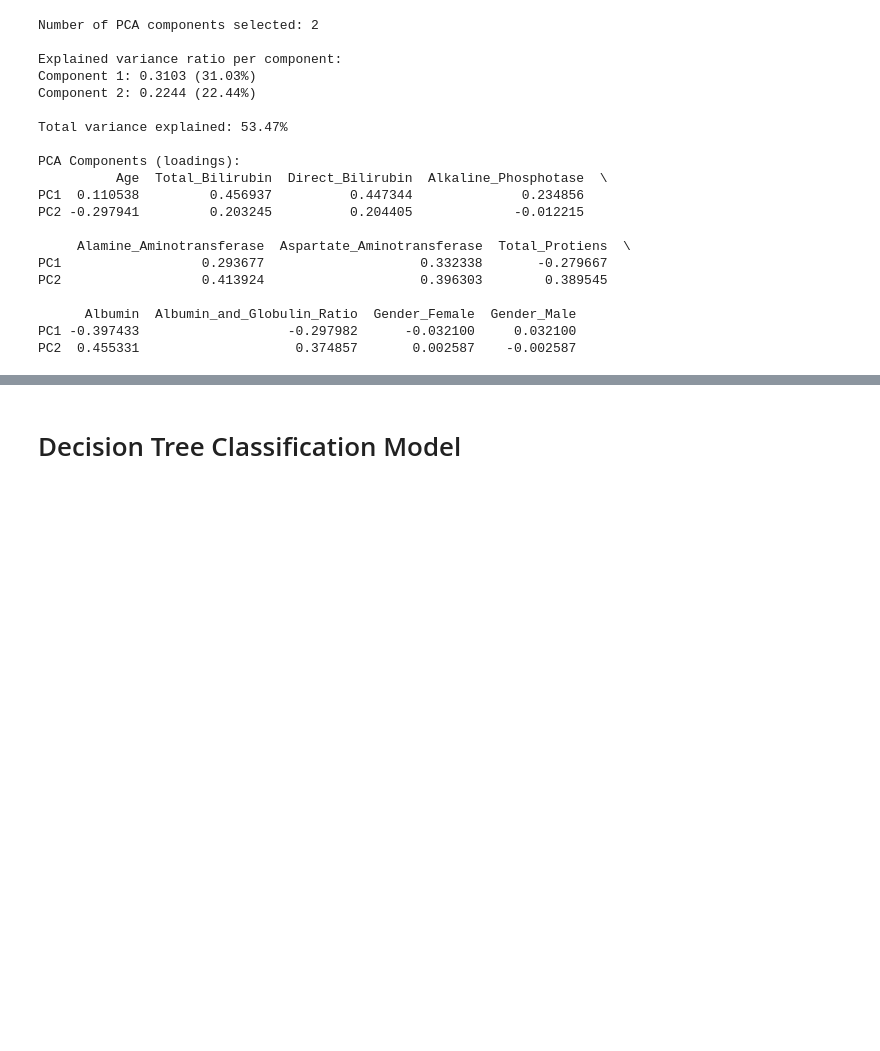
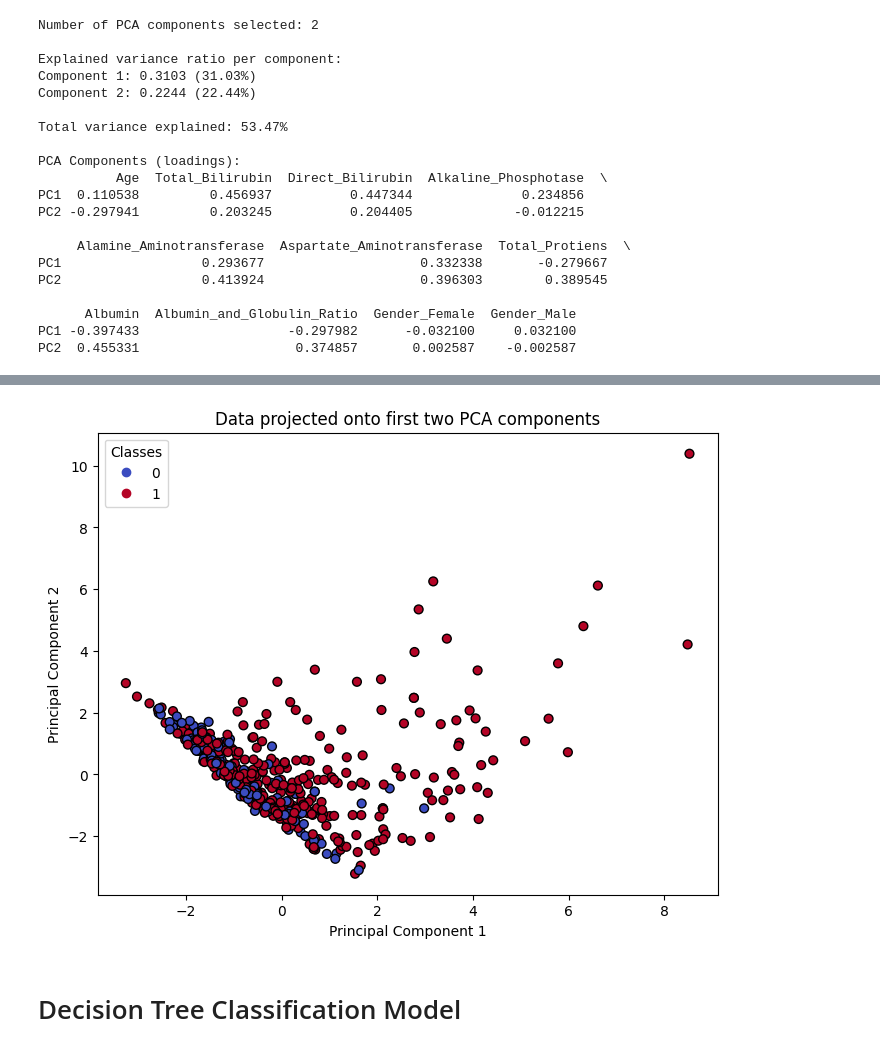
Before and after one commit to hamburguesasinmayonesa/Practica_1-MachineLearning, a Jupyter notebook: 3-código.ipynb, the cells around one changed output, grey strips where cells are left out. Saved outputs shown, nothing was run; the diff lists cells and outputs as text; code cells hidden in the pictures; blank space fills up the shorter version.

```diff
--- a/3-código.ipynb
+++ b/3-código.ipynb
@@ -709,3 +816,31 @@ PC2  0.455331                    0.374857       0.002587    -0.002587
+# %%
+# --- PCA 2D Projection with KNN Decision Regions ---
+
+# Extraemos los datos transformados por PCA (sobre el set de entrenamiento)
+X_pca_train = best_model_pca.named_steps['pca'].transform(
+    best_model_pca.named_steps['preprocessor'].transform(X_train)
+)
+
+# Si hay más de 2 componentes, usamos los dos primeros para graficar
+if X_pca_train.shape[1] >= 2:
+    plt.figure(figsize=(8,6))
+    scatter = plt.scatter(
+        X_pca_train[:, 0],
+        X_pca_train[:, 1],
+        c=y_train,
+        cmap='coolwarm',
+        edgecolor='k',
+        s=40
+    )
+    plt.xlabel('Principal Component 1')
+    plt.ylabel('Principal Component 2')
+    plt.title('Data projected onto first two PCA components')
+    plt.legend(*scatter.legend_elements(), title="Classes")
+    plt.show()
+else:
+    print("⚠️ PCA only has 1 component, 2D plot not possible.")
+# %% [output]
+[figure, added]
 # %% [markdown]
 # Decision Tree Classification Model
 # %% [markdown]
```
Also changed, not shown: parts of 4 cells of this notebook.
